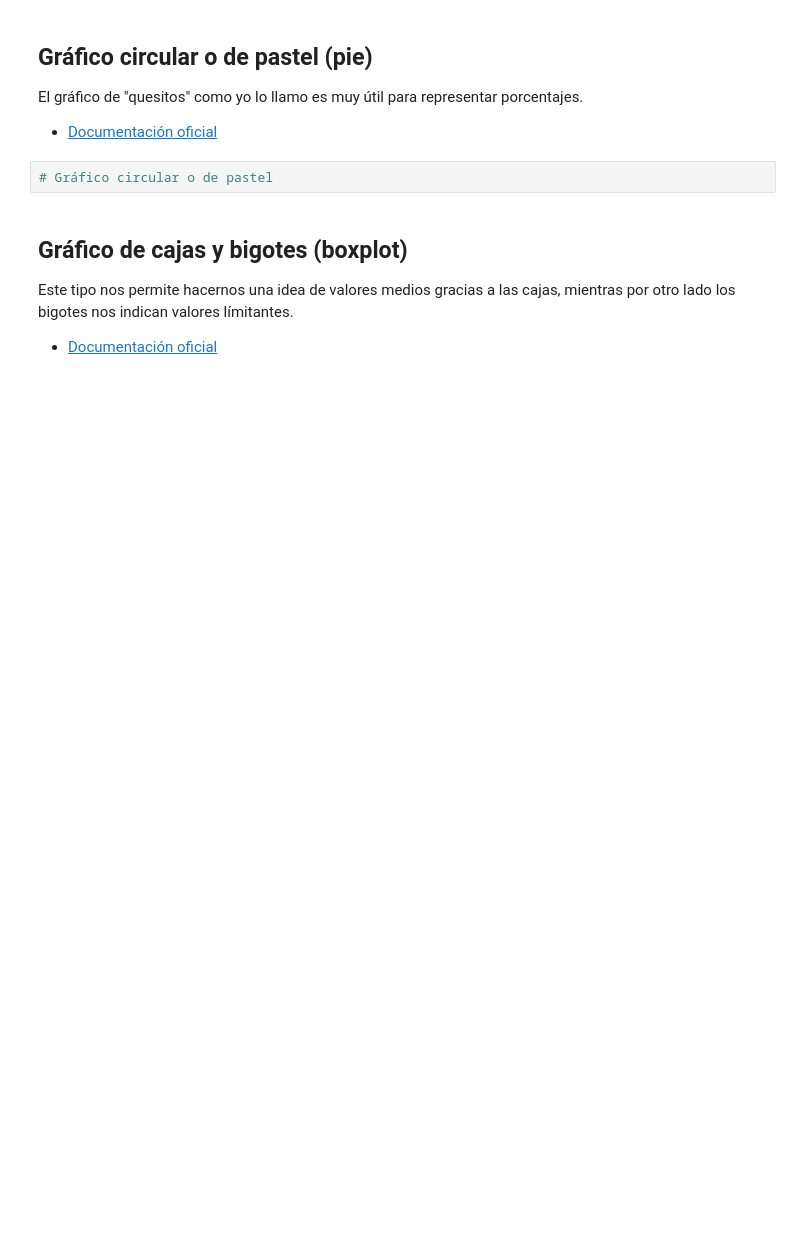
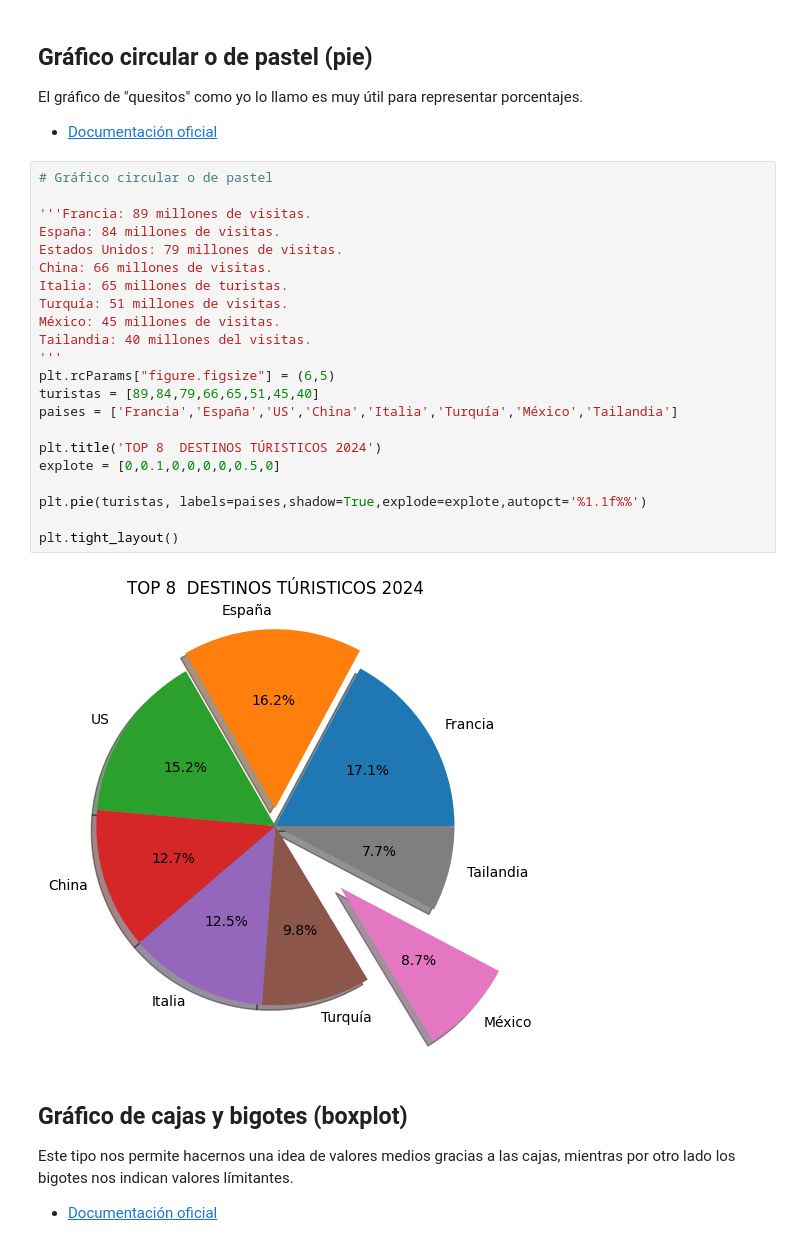
Before and after one commit to lauragonzalezmoran/phyton_basico_ICAI, a Jupyter notebook: ClassBook/10_Matplotlib/09 - Tipos de gráficos.ipynb, the cells around one changed output. Cells and saved outputs as stored; diff of their text form; blank space fills up the shorter version.

```diff
--- a/ClassBook/10_Matplotlib/09 - Tipos de gráficos.ipynb
+++ b/ClassBook/10_Matplotlib/09 - Tipos de gráficos.ipynb
@@ -31,6 +42,28 @@ El gráfico de "quesitos" como yo lo llamo es muy útil para representar porcent
 - [Documentación oficial](https://matplotlib.org/devdocs/api/_as_gen/matplotlib.pyplot.pie.html)
 # %%
 # Gráfico circular o de pastel
+
+'''Francia: 89 millones de visitas.
+España: 84 millones de visitas.
+Estados Unidos: 79 millones de visitas.
+China: 66 millones de visitas.
+Italia: 65 millones de turistas.
+Turquía: 51 millones de visitas.
+México: 45 millones de visitas.
+Tailandia: 40 millones del visitas.
+'''
+plt.rcParams["figure.figsize"] = (6,5)
+turistas = [89,84,79,66,65,51,45,40]
+paises = ['Francia','España','US','China','Italia','Turquía','México','Tailandia']
+
+plt.title('TOP 8  DESTINOS TÚRISTICOS 2024')
+explote = [0,0.1,0,0,0,0,0.5,0]
+
+plt.pie(turistas, labels=paises,shadow=True,explode=explote,autopct='%1.1f%%')
+
+plt.tight_layout()
+# %% [output]
+[figure, added]
 # %% [markdown]
 ## Gráfico de cajas y bigotes (boxplot)
 
```
Also changed, not shown: parts of 4 cells of this notebook, 1 other file.
